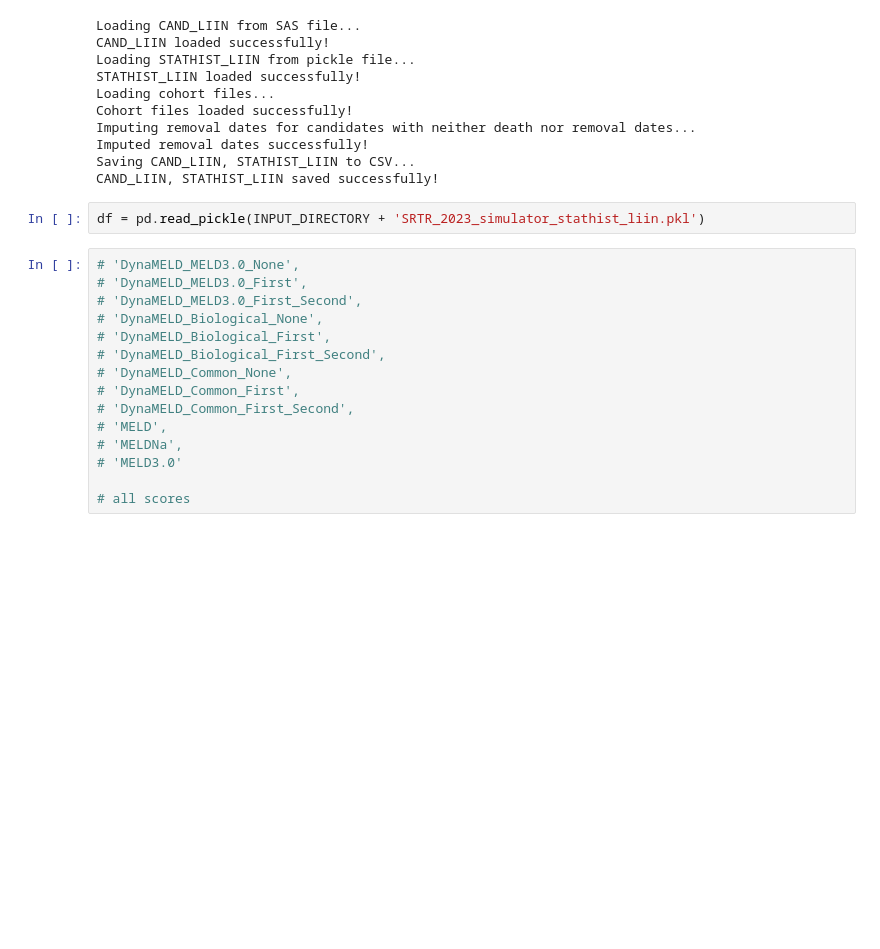
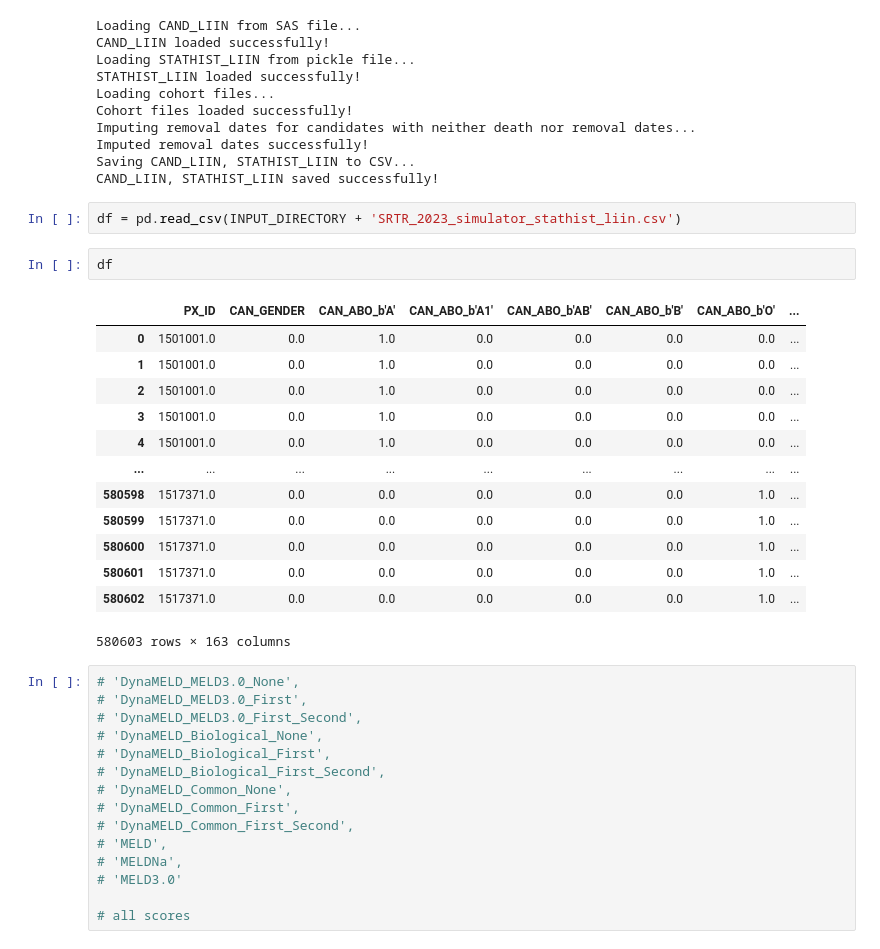
Before and after one commit to rgklab/LivSim-LTX, a Jupyter notebook: dataPreparation/playground.ipynb, the cells around one changed output. Saved outputs shown, nothing was run; the diff lists cells and outputs as text; blank space fills up the shorter version.

```diff
--- a/dataPreparation/playground.ipynb
+++ b/dataPreparation/playground.ipynb
@@ -20,7 +23,23 @@ Imputed removal dates successfully!
 Saving CAND_LIIN, STATHIST_LIIN to CSV...
 CAND_LIIN, STATHIST_LIIN saved successfully!
 # %%
-df = pd.read_pickle(INPUT_DIRECTORY + 'SRTR_2023_simulator_stathist_liin.pkl')
+df = pd.read_csv(INPUT_DIRECTORY + 'SRTR_2023_simulator_stathist_liin.csv')
+# %%
+df
+# %% [output]
+|  | PX_ID | CAN_GENDER | CAN_ABO_b'A' | CAN_ABO_b'A1' | CAN_ABO_b'AB' | CAN_ABO_b'B' | CAN_ABO_b'O' | ... |
+| 0 | 1501001.0 | 0.0 | 1.0 | 0.0 | 0.0 | 0.0 | 0.0 | ... |
+| 1 | 1501001.0 | 0.0 | 1.0 | 0.0 | 0.0 | 0.0 | 0.0 | ... |
+| 2 | 1501001.0 | 0.0 | 1.0 | 0.0 | 0.0 | 0.0 | 0.0 | ... |
+| 3 | 1501001.0 | 0.0 | 1.0 | 0.0 | 0.0 | 0.0 | 0.0 | ... |
+| 4 | 1501001.0 | 0.0 | 1.0 | 0.0 | 0.0 | 0.0 | 0.0 | ... |
+| ... | ... | ... | ... | ... | ... | ... | ... | ... |
+| 580598 | 1517371.0 | 0.0 | 0.0 | 0.0 | 0.0 | 0.0 | 1.0 | ... |
+| 580599 | 1517371.0 | 0.0 | 0.0 | 0.0 | 0.0 | 0.0 | 1.0 | ... |
+| 580600 | 1517371.0 | 0.0 | 0.0 | 0.0 | 0.0 | 0.0 | 1.0 | ... |
+| 580601 | 1517371.0 | 0.0 | 0.0 | 0.0 | 0.0 | 0.0 | 1.0 | ... |
+| 580602 | 1517371.0 | 0.0 | 0.0 | 0.0 | 0.0 | 0.0 | 1.0 | ... |
+580603 rows × 163 columns
 # %%
 # 'DynaMELD_MELD3.0_None',
 # 'DynaMELD_MELD3.0_First',
```
Also changed, not shown: parts of 6 cells of this notebook, 4 other files.
